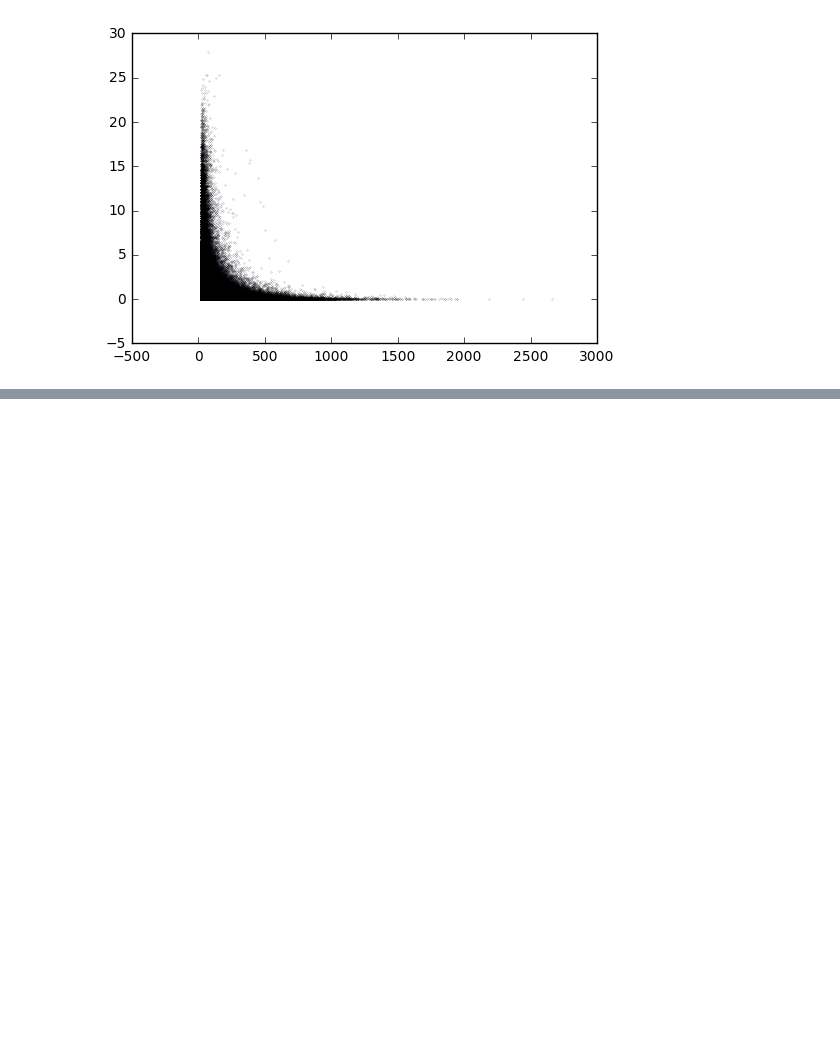
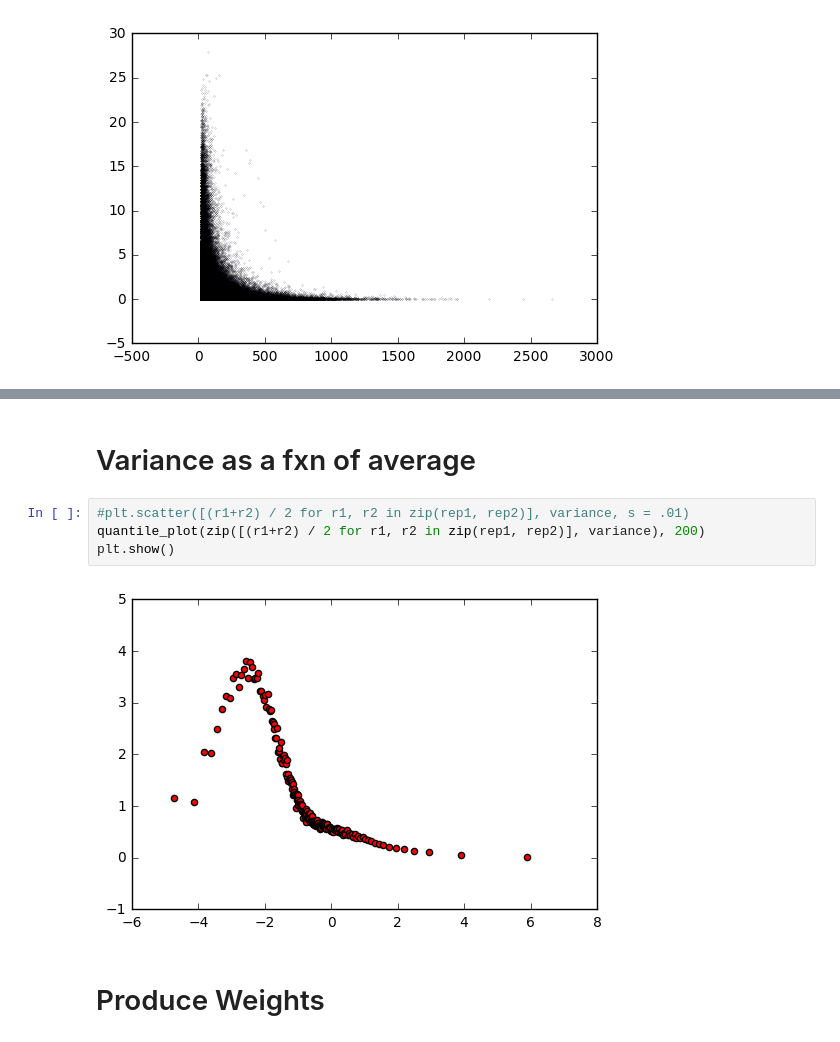
Before and after one commit to irvhsu/cs273b-project, a Jupyter notebook: notebooks/variance_v_dna.ipynb, the cells around one changed output, grey strips where cells are left out. Cells and saved outputs as stored; diff of their text form; blank space fills up the shorter version.

Commit message:
Idea for new weighting system

```diff
--- a/notebooks/variance_v_dna.ipynb
+++ b/notebooks/variance_v_dna.ipynb
@@ -66,0 +83,10 @@ quantile_plot(zip(dna_count, variance), 1000)
+# %% [markdown]
+# Variance as a fxn of average
+# %%
+#plt.scatter([(r1+r2) / 2 for r1, r2 in zip(rep1, rep2)], variance, s = .01)
+quantile_plot(zip([(r1+r2) / 2 for r1, r2 in zip(rep1, rep2)], variance), 200)
+plt.show()
+# %% [output]
+[figure, added]
+# %% [markdown]
+# Produce Weights
```
Also changed, not shown: parts of 7 cells of this notebook.
